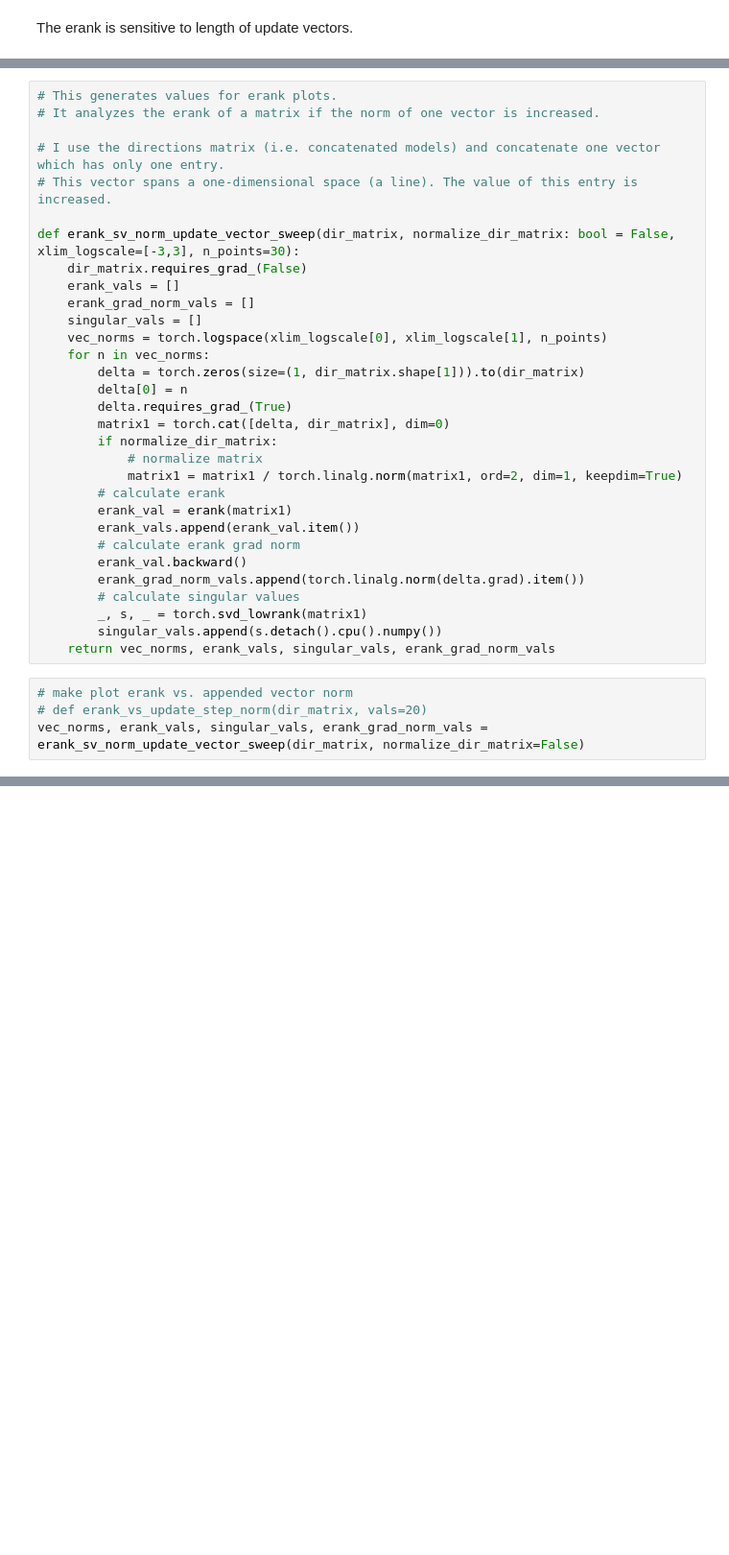
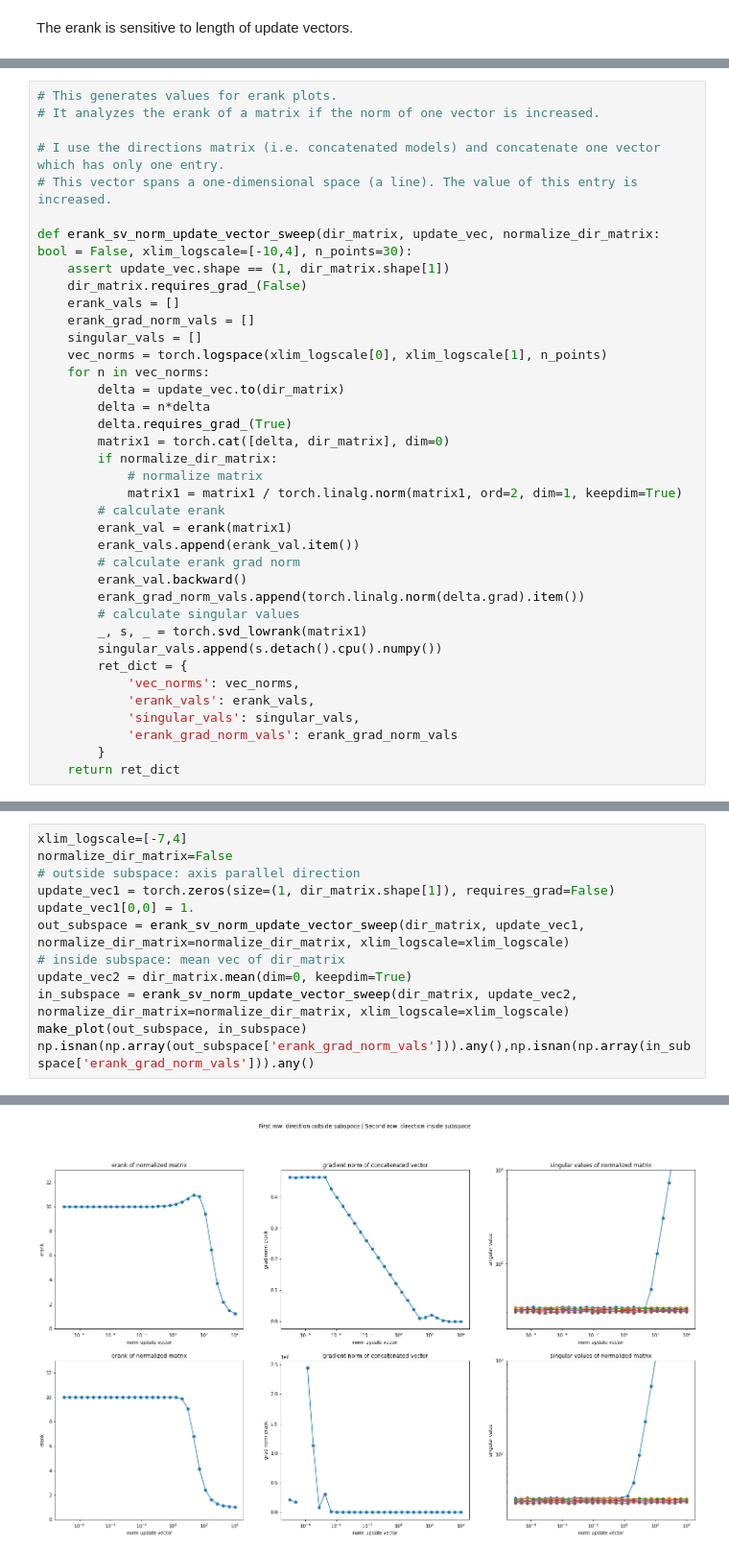
Before and after one commit to maximilianmbeck/erank, a Jupyter notebook: notebooks/6.2-erank_gradient.ipynb, the cells around one changed output, grey strips where cells are left out. Shown: that part at 96% size. Drawn from its saved outputs; the diff is of its cells as text; blank space fills up the shorter version.

Commit message:
erank gradient notebook experiment finished

```diff
--- a/notebooks/6.2-erank_gradient.ipynb
+++ b/notebooks/6.2-erank_gradient.ipynb
@@ -130,15 +129,16 @@ The erank is sensitive to length of update vectors.
 # I use the directions matrix (i.e. concatenated models) and concatenate one vector which has only one entry.
 # This vector spans a one-dimensional space (a line). The value of this entry is increased.
 
-def erank_sv_norm_update_vector_sweep(dir_matrix, normalize_dir_matrix: bool = False, xlim_logscale=[-3,3], n_points=30):
+def erank_sv_norm_update_vector_sweep(dir_matrix, update_vec, normalize_dir_matrix: bool = False, xlim_logscale=[-10,4], n_points=30):
+    assert update_vec.shape == (1, dir_matrix.shape[1])
     dir_matrix.requires_grad_(False)
     erank_vals = []
     erank_grad_norm_vals = []
     singular_vals = []
     vec_norms = torch.logspace(xlim_logscale[0], xlim_logscale[1], n_points)
     for n in vec_norms:
-        delta = torch.zeros(size=(1, dir_matrix.shape[1])).to(dir_matrix)
-        delta[0] = n
+        delta = update_vec.to(dir_matrix)
+        delta = n*delta
         delta.requires_grad_(True)
         matrix1 = torch.cat([delta, dir_matrix], dim=0)
         if normalize_dir_matrix:
@@ -153,9 +153,11 @@ def erank_sv_norm_update_vector_sweep(dir_matrix, normalize_dir_matrix: bool = F
         # calculate singular values
         _, s, _ = torch.svd_lowrank(matrix1)
         singular_vals.append(s.detach().cpu().numpy())
-    return vec_norms, erank_vals, singular_vals, erank_grad_norm_vals
+        ret_dict = {
+            'vec_norms': vec_norms,
+            'erank_vals': erank_vals,
+            'singular_vals': singular_vals,
+            'erank_grad_norm_vals': erank_grad_norm_vals
+        }
+    return ret_dict
-# %%
-# make plot erank vs. appended vector norm
-# def erank_vs_update_step_norm(dir_matrix, vals=20)
-vec_norms, erank_vals, singular_vals, erank_grad_norm_vals = erank_sv_norm_update_vector_sweep(dir_matrix, normalize_dir_matrix=False)
 # %%
@@ -291,0 +217,13 @@ tensor(10.)
+# %%
+xlim_logscale=[-7,4]
+normalize_dir_matrix=False
+# outside subspace: axis parallel direction
+update_vec1 = torch.zeros(size=(1, dir_matrix.shape[1]), requires_grad=False)
+update_vec1[0,0] = 1.
+out_subspace = erank_sv_norm_update_vector_sweep(dir_matrix, update_vec1, normalize_dir_matrix=normalize_dir_matrix, xlim_logscale=xlim_logscale)
+# inside subspace: mean vec of dir_matrix
+update_vec2 = dir_matrix.mean(dim=0, keepdim=True)
+in_subspace = erank_sv_norm_update_vector_sweep(dir_matrix, update_vec2, normalize_dir_matrix=normalize_dir_matrix, xlim_logscale=xlim_logscale)
+make_plot(out_subspace, in_subspace)
+np.isnan(np.array(out_subspace['erank_grad_norm_vals'])).any(),np.isnan(np.array(in_subspace['erank_grad_norm_vals'])).any()
+# %% [output]
@@ -291,0 +231 @@ tensor(10.)
+[figure, added]
```
Also changed, not shown: parts of 23 cells of this notebook, 1 other file.
